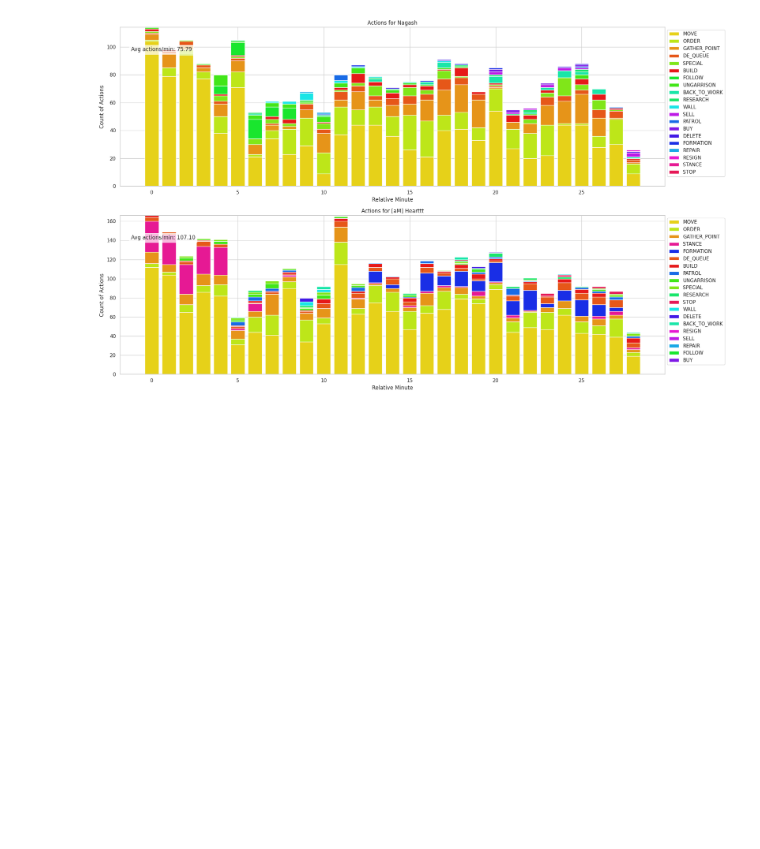
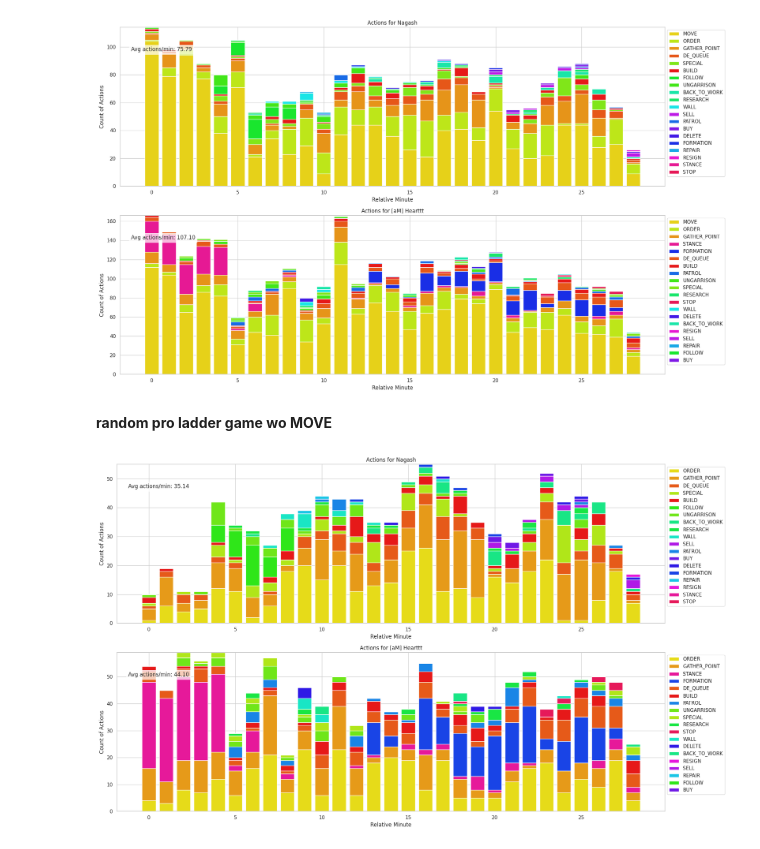
Before and after one commit to lcguerrerocovo/aoe-apm-analysis, a Jupyter notebook: apm_analysis.ipynb, the cells around one changed output. Drawn from its saved outputs; the diff is of its cells as text; code cells hidden in the pictures; blank space fills up the shorter version.

```diff
--- a/apm_analysis.ipynb
+++ b/apm_analysis.ipynb
@@ -110,3 +110,9 @@ plot_rec(prepare_rec('./replay2.aoe2record',['MOVE']))
 plot_rec(prepare_rec('./hearttt.aoe2record'))
 # %% [output]
 [figure]
+# %% [markdown]
+**random pro ladder game wo MOVE**
+# %%
+plot_rec(prepare_rec('./hearttt.aoe2record',['MOVE']))
+# %% [output]
+[figure, added]
```
